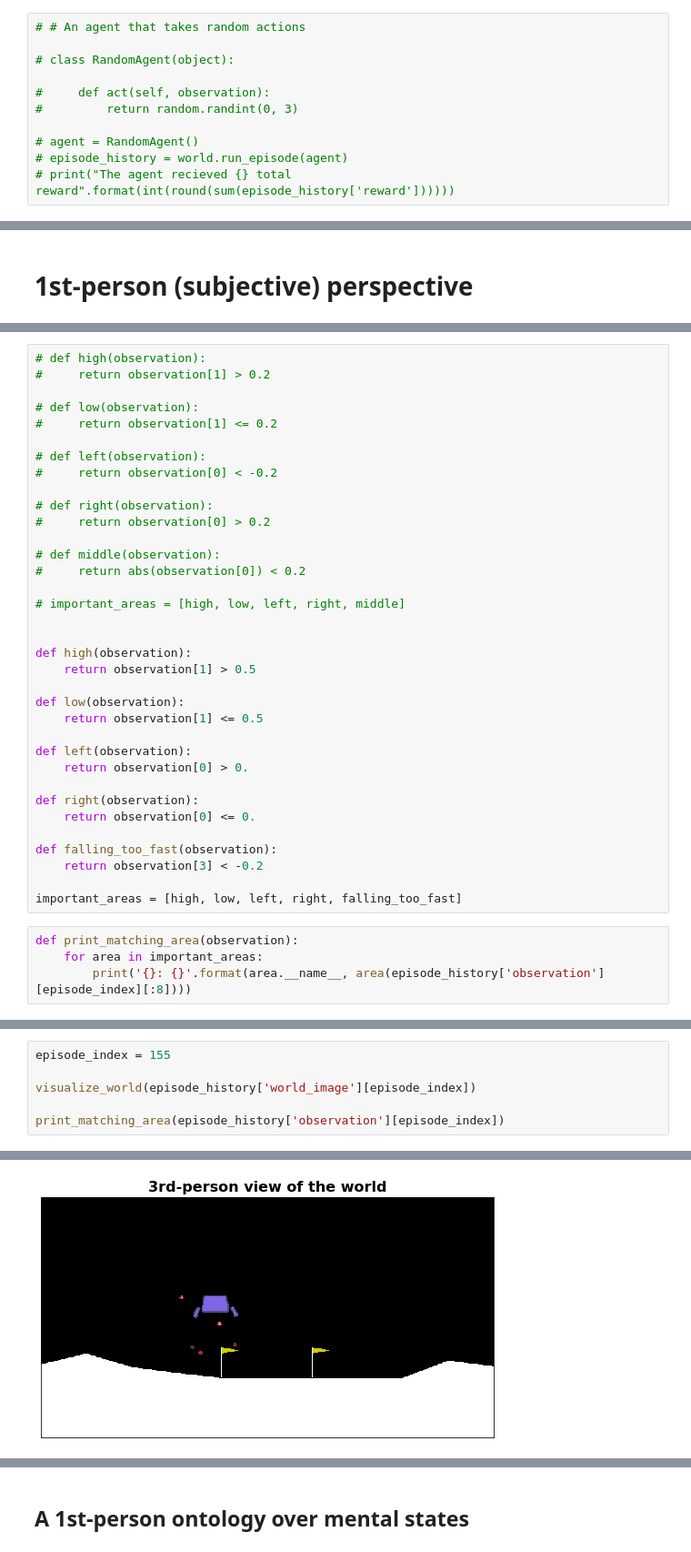
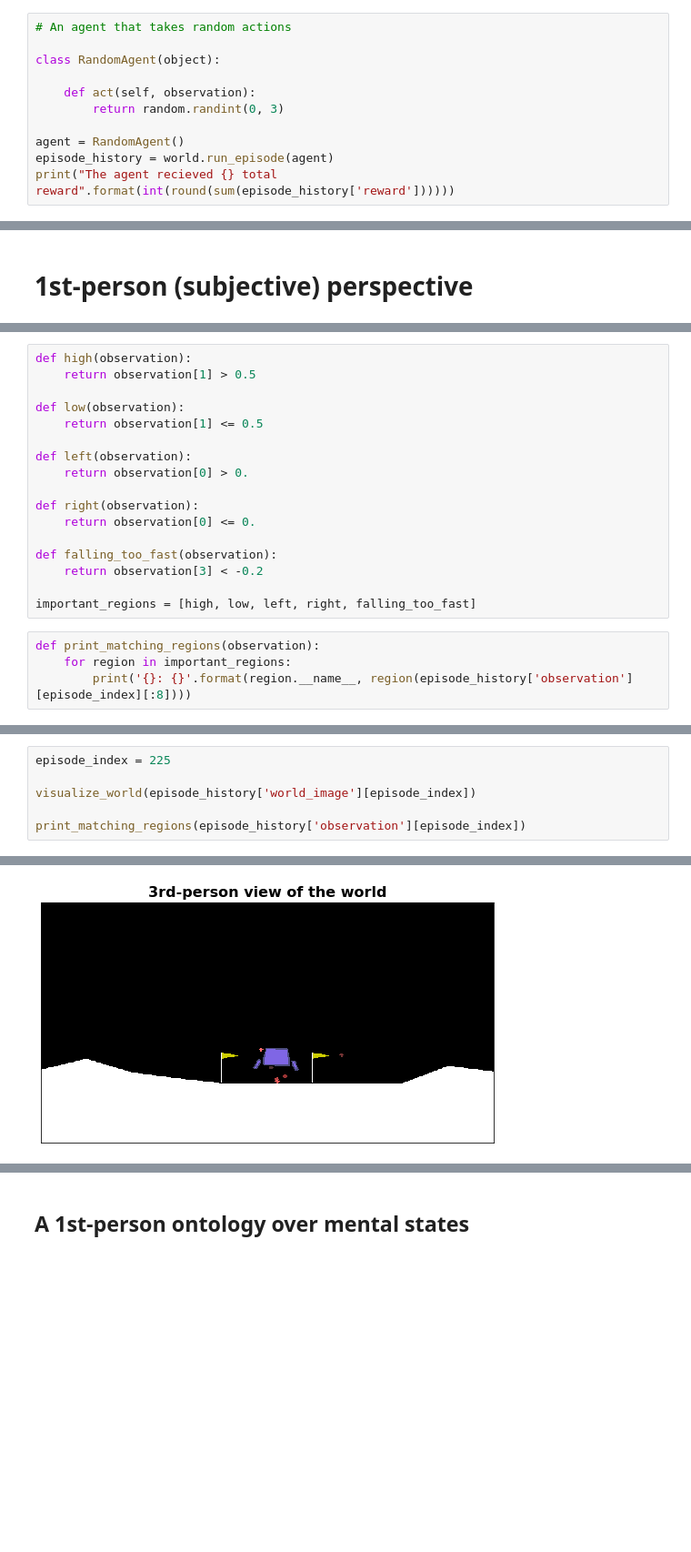
Before and after one commit to Josh-Joseph/tsc-2019, a Jupyter notebook: notebooks/TSC Sandbox v3.ipynb, the cells around one changed output, grey strips where cells are left out. Shown at 91% size. Cells and saved outputs as stored; diff of their text form; blank space fills up the shorter version.

```diff
--- a/notebooks/TSC Sandbox v3.ipynb
+++ b/notebooks/TSC Sandbox v3.ipynb
@@ -62,11 +64,11 @@ def pretty_print(obj):
 # %%
-# # An agent that takes random actions
+# An agent that takes random actions
 
-# class RandomAgent(object):
+class RandomAgent(object):
 
-#     def act(self, observation):
-#         return random.randint(0, 3)
+    def act(self, observation):
+        return random.randint(0, 3)
 
-# agent = RandomAgent()
-# episode_history = world.run_episode(agent)
-# print("The agent recieved {} total reward".format(int(round(sum(episode_history['reward'])))))
+agent = RandomAgent()
+episode_history = world.run_episode(agent)
+print("The agent recieved {} total reward".format(int(round(sum(episode_history['reward'])))))
@@ -134,22 +137,4 @@ visualize_third_person_brain_state_token(150)
 # %%
-# def high(observation):
-#     return observation[1] > 0.2
-
-# def low(observation):
-#     return observation[1] <= 0.2
-
-# def left(observation):
-#     return observation[0] < -0.2
-
-# def right(observation):
-#     return observation[0] > 0.2
-
-# def middle(observation):
-#     return abs(observation[0]) < 0.2
-
-# important_areas = [high, low, left, right, middle]
-
-
 def high(observation):
     return observation[1] > 0.5
 
@@ -165,11 +150,11 @@ def right(observation):
 def falling_too_fast(observation):
     return observation[3] < -0.2
 
-important_areas = [high, low, left, right, falling_too_fast]
+important_regions = [high, low, left, right, falling_too_fast]
 # %%
-def print_matching_area(observation):
-    for area in important_areas:
-        print('{}: {}'.format(area.__name__, area(episode_history['observation'][episode_index][:8])))
+def print_matching_regions(observation):
+    for region in important_regions:
+        print('{}: {}'.format(region.__name__, region(episode_history['observation'][episode_index][:8])))
 # %%
 episode_index = 50
 
@@ -186,7 +171,7 @@ falling_too_fast: True
 # %%
-episode_index = 155
+episode_index = 225
 
 visualize_world(episode_history['world_image'][episode_index])
 
-print_matching_area(episode_history['observation'][episode_index])
+print_matching_regions(episode_history['observation'][episode_index])
 # %% [output]
@@ -197,2 +182,2 @@ right: True
 falling_too_fast: False
-[figure, old version]
+[figure, new version]
```
Also changed, not shown: parts of 29 cells of this notebook, 6 other files.
